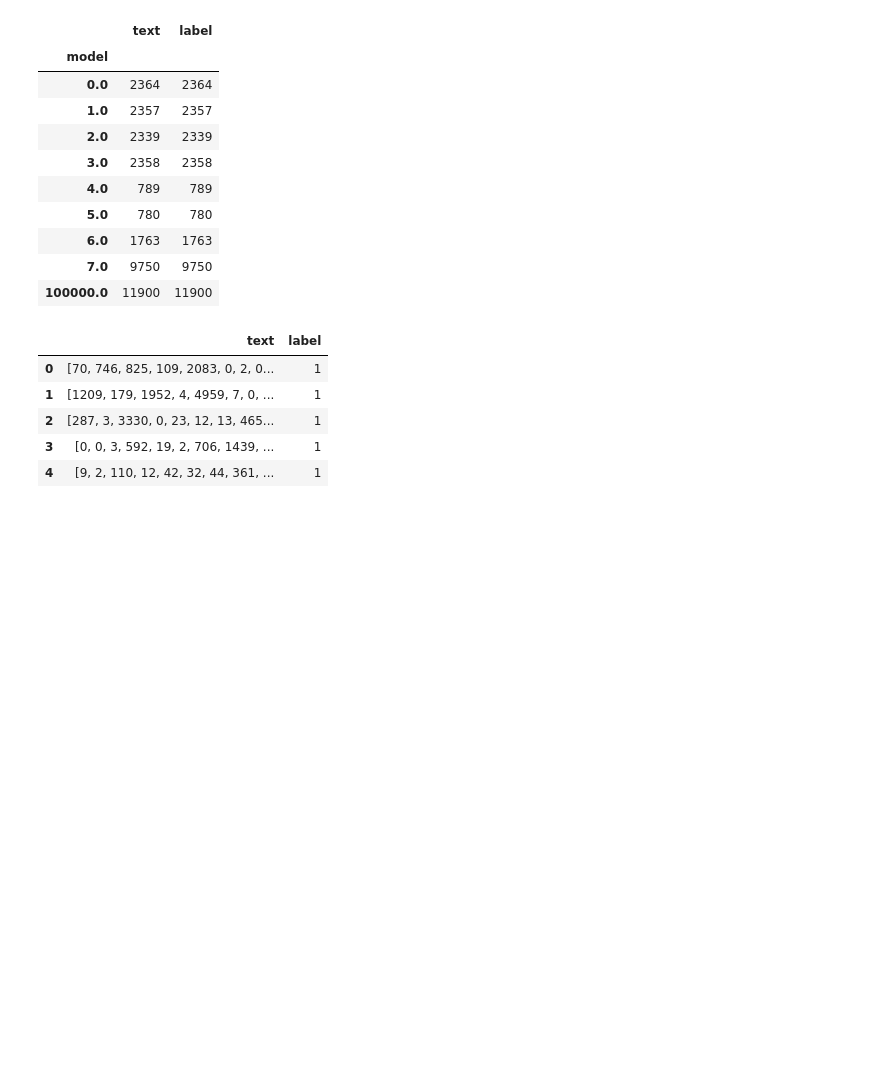
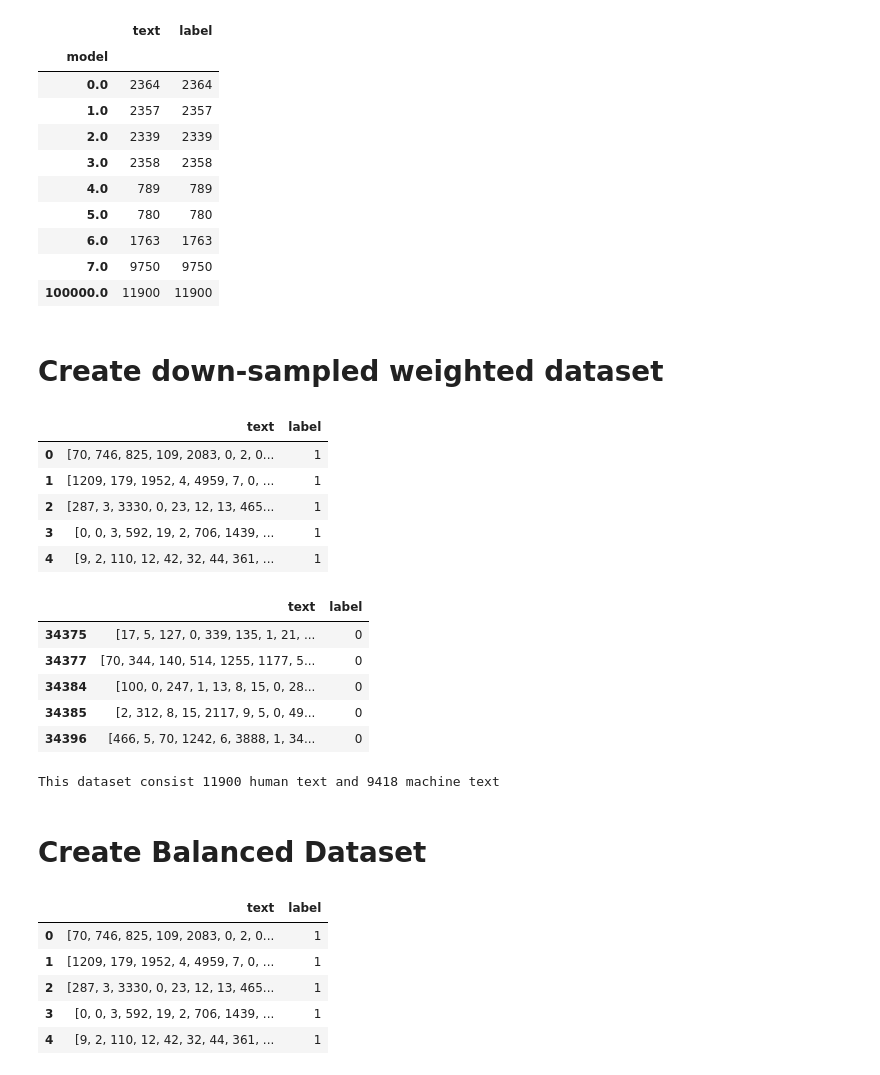
Before and after one commit to ZhongyuXu/SMLA1, a Jupyter notebook: balanced_data_model.ipynb, the cells around one changed output. Cells and saved outputs as stored; diff of their text form; code cells hidden in the pictures; blank space fills up the shorter version.

```diff
--- a/balanced_data_model.ipynb
+++ b/balanced_data_model.ipynb
@@ -29,0 +41,33 @@ display(df_comb.groupby(df_comb['model']).count())
+# %% [markdown]
+# Create down-sampled weighted dataset
+# %%
+# majority_size = int(len(mh) / 4)
+# # Randomly oversample the minority class to match the majority class size
+# oversampled_minority_m0 = m0.sample(n=majority_size, replace=True)
+# oversampled_minority_m1 = m1.sample(n=majority_size, replace=True)
+# oversampled_minority_m2 = m2.sample(n=majority_size, replace=True)
+# oversampled_minority_m3 = m3.sample(n=majority_size, replace=True)
+
+# df_ds_weighted = pd.concat([mh, oversampled_minority_m0, oversampled_minority_m1, oversampled_minority_m2, oversampled_minority_m3])
+
+df_ds_weighted = pd.concat([mh, m0, m1, m2, m3])
+
+df_ds_weighted =  df_ds_weighted.drop('model', axis=1)
+
+display(df_ds_weighted.head())
+display(df_ds_weighted.tail())
+print(f"This dataset consist 11900 human text and {df_ds_weighted.shape[0] - 11900} machine text")
+# %% [output]
+|  | text | label |
+| 0 | [70, 746, 825, 109, 2083, 0, 2, 0... | 1 |
+| 1 | [1209, 179, 1952, 4, 4959, 7, 0, ... | 1 |
+| 2 | [287, 3, 3330, 0, 23, 12, 13, 465... | 1 |
+| 3 | [0, 0, 3, 592, 19, 2, 706, 1439, ... | 1 |
+| 4 | [9, 2, 110, 12, 42, 32, 44, 361, ... | 1 |
+|  | text | label |
+| 34375 | [17, 5, 127, 0, 339, 135, 1, 21, ... | 0 |
+| 34377 | [70, 344, 140, 514, 1255, 1177, 5... | 0 |
+| 34384 | [100, 0, 247, 1, 13, 8, 15, 0, 28... | 0 |
+| 34385 | [2, 312, 8, 15, 2117, 9, 5, 0, 49... | 0 |
+| 34396 | [466, 5, 70, 1242, 6, 3888, 1, 34... | 0 |
+This dataset consist 11900 human text and 9418 machine text
@@ -30 +76,3 @@ display(df_comb.groupby(df_comb['model']).count())
+# %% [markdown]
+# Create Balanced Dataset
 # %%
```
Also changed, not shown: parts of 4 cells of this notebook, 23 other files.
